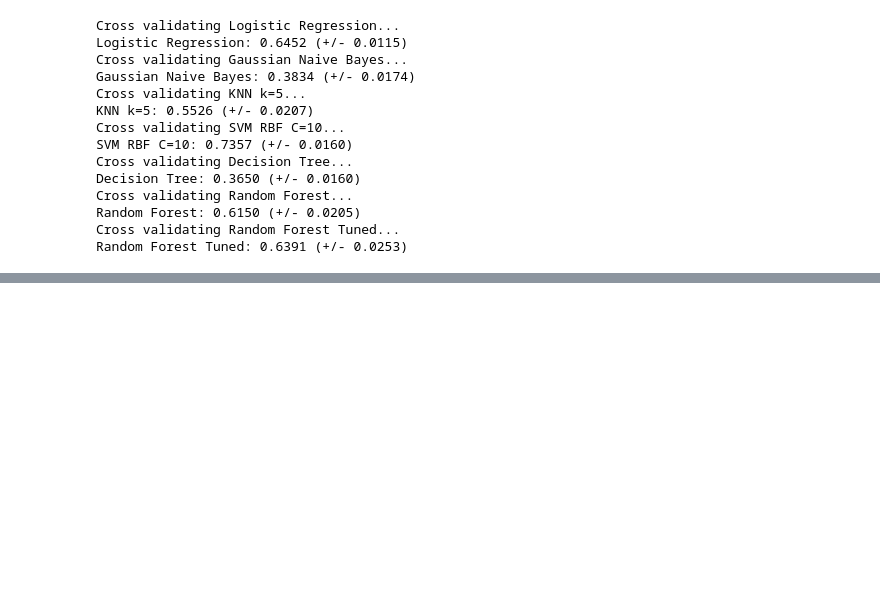
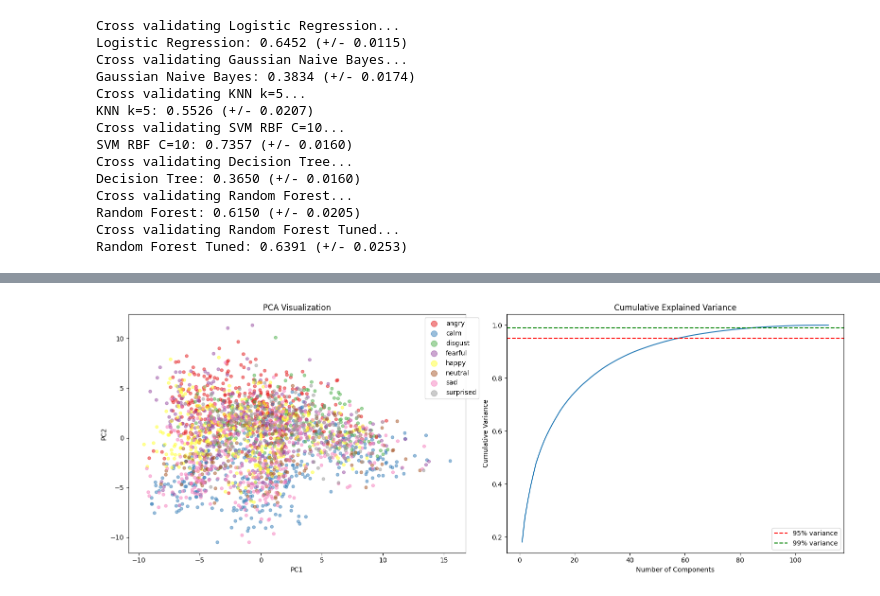
Before and after one commit to Alex-Abreu3/Project_CSE432-532, a Jupyter notebook: SER_Project/notebooks/final_report.ipynb, the cells around one changed output, grey strips where cells are left out. Cells and saved outputs as stored; diff of their text form; code cells hidden in the pictures; blank space fills up the shorter version.

```diff
--- a/SER_Project/notebooks/final_report.ipynb
+++ b/SER_Project/notebooks/final_report.ipynb
@@ -217,0 +280,38 @@ Random Forest Tuned: 0.6391 (+/- 0.0253)
+# %%
+# PCA visualization
+from sklearn.manifold import TSNE
+
+pca = SklearnPCA(n_components=2, random_state=42)
+X_pca = pca.fit_transform(np.concatenate([X_train, X_test]))
+y_all = np.concatenate([y_train, y_test])
+
+fig, axes = plt.subplots(1, 2, figsize=(16, 6))
+
+classes = np.unique(y_all)
+colors = plt.cm.Set1(np.linspace(0, 1, 8))
+
+# PCA plot
+for idx, emotion in enumerate(classes):
+    mask = y_all == emotion
+    axes[0].scatter(X_pca[mask, 0], X_pca[mask, 1], c=[colors[idx]], label=emotion, alpha=0.5, s=20)
+axes[0].set_title('PCA Visualization')
+axes[0].set_xlabel('PC1')
+axes[0].set_ylabel('PC2')
+axes[0].legend(markerscale=2, bbox_to_anchor=(1.05, 1))
+
+# Explained variance
+pca_full = SklearnPCA(n_components=112, random_state=42)
+pca_full.fit(X_train)
+cumvar = np.cumsum(pca_full.explained_variance_ratio_)
+axes[1].plot(range(1, 113), cumvar)
+axes[1].axhline(y=0.95, color='r', linestyle='--', label='95% variance')
+axes[1].axhline(y=0.99, color='g', linestyle='--', label='99% variance')
+axes[1].set_title('Cumulative Explained Variance')
+axes[1].set_xlabel('Number of Components')
+axes[1].set_ylabel('Cumulative Variance')
+axes[1].legend()
+
+plt.tight_layout()
+plt.show()
+# %% [output]
+[figure, added]
```
Also changed, not shown: parts of 5 cells of this notebook.
